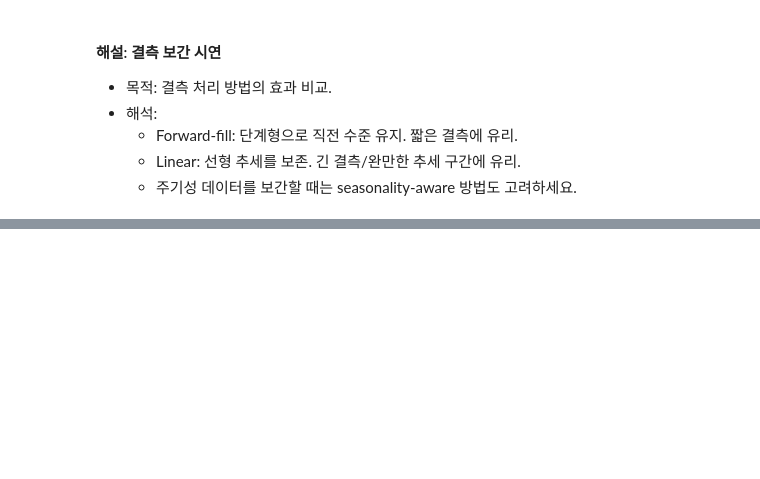
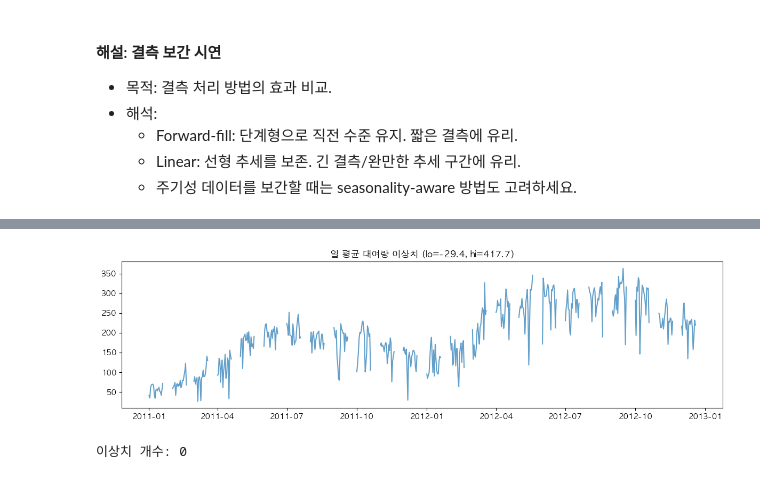
Before and after one commit to trouvlemaker/metacode-lecture, a Jupyter notebook: 2-3, 1. time_series_eda_bike_sharing_rich_lecture.ipynb, the cells around one changed output, grey strips where cells are left out. Saved outputs shown, nothing was run; the diff lists cells and outputs as text; code cells hidden in the pictures; blank space fills up the shorter version.

```diff
--- a/2-3, 1. time_series_eda_bike_sharing_rich_lecture.ipynb
+++ b/2-3, 1. time_series_eda_bike_sharing_rich_lecture.ipynb
@@ -930,0 +840,18 @@ imputation_demo(daily)
+# %%
+def outlier_mark(series: pd.Series, k: float = 1.5, title: str = 'IQR 기반 이상치') -> None:
+    q1, q3 = np.percentile(series.dropna(), [25, 75])
+    iqr = q3 - q1
+    lo, hi = q1 - k*iqr, q3 + k*iqr
+    mask = (series < lo) | (series > hi)
+    plt.figure(figsize=(12,3.5))
+    plt.plot(series.index, series.values, alpha=0.7)
+    plt.scatter(series.index[mask], series.values[mask], s=10)
+    plt.title(f'{title} (lo={lo:.1f}, hi={hi:.1f})')
+    plt.tight_layout()
+    plt.show()
+    print("이상치 개수:", int(mask.sum()))
+
+outlier_mark(daily, k=1.5, title='일 평균 대여량 이상치')
+# %% [output]
+[figure, added]
+이상치 개수: 0
```
Also changed, not shown: parts of 27 cells of this notebook.
